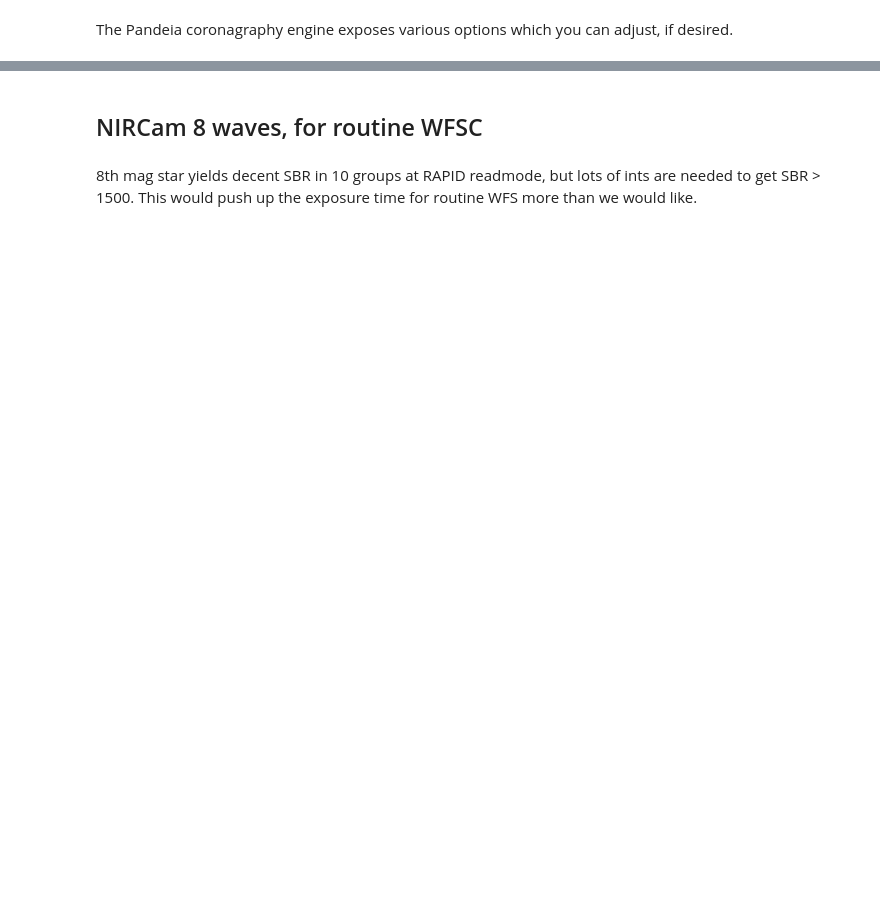
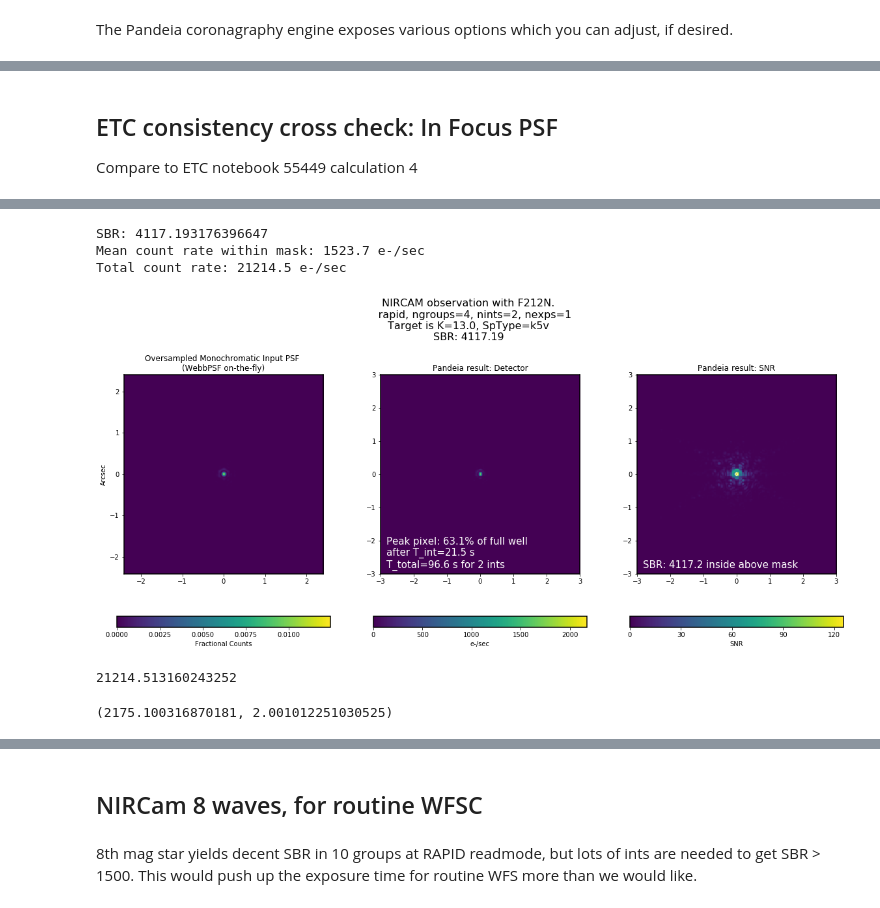
Before and after one commit to spacetelescope/pandeia-coronagraphy, a Jupyter notebook: notebooks/WFSC MIMF PSFs Exposure Calcs for All SIs.ipynb, the cells around one changed output, grey strips where cells are left out. Cells and saved outputs as stored; diff of their text form; code cells hidden in the pictures; blank space fills up the shorter version.

Commit message:
update to notebook in fall 2020

```diff
--- a/notebooks/WFSC MIMF PSFs Exposure Calcs for All SIs.ipynb
+++ b/notebooks/WFSC MIMF PSFs Exposure Calcs for All SIs.ipynb
@@ -57,0 +94,15 @@ pcengine.options.verbose = False # enable if you want diagnostics printed
+# %% [markdown]
+## ETC consistency cross check: In Focus PSF
+
+Compare to ETC notebook 55449 calculation 4
+# %%
+calcinfo = pcengine.load_calculation(pcengine.get_template('wfsc_nircam_mimf.json'))
+wfsc.configure_star(calcinfo, kmag=13, sptype='k5v')
+wfsc.configure_readout(calcinfo, ngroup=4, nint=2)
+wfsc.configure_telescope(defocus_waves=0)  # Waves at 2 microns ==> in focus
+
+jwst_pancake.engine.options.on_the_fly_psf = False
+
+results_nircam_infocus = pcengine.perform_calculation(calcinfo)
+display_mimf_etc_results(results_nircam_infocus)
+# %% [output]
@@ -57,0 +111,17 @@ pcengine.options.verbose = False # enable if you want diagnostics printed
+SBR: 4117.193176396647
+Mean count rate within mask: 1523.7 e-/sec
+Total count rate: 21214.5 e-/sec
+[figure, added]
+# %%
+# ETC web interface has 24986 counts, for 12th mag star
+# We should expect here slightly larger since ETC PSF lib truncates the wings due to array size,
+results_nircam_infocus['2d']['detector'].sum()
+# %% [output]
+21214.513160243252
+# %%
+# And we expect about 2682 peak counts, for 12th mag star
+# 1087 counts for 13th mag star.
+expected_peak = 1087
+results_nircam_infocus['2d']['detector'].max(), results_nircam_infocus['2d']['detector'].max()/expected_peak
+# %% [output]
+(2175.100316870181, 2.001012251030525)
```
Also changed, not shown: parts of 50 cells of this notebook.
